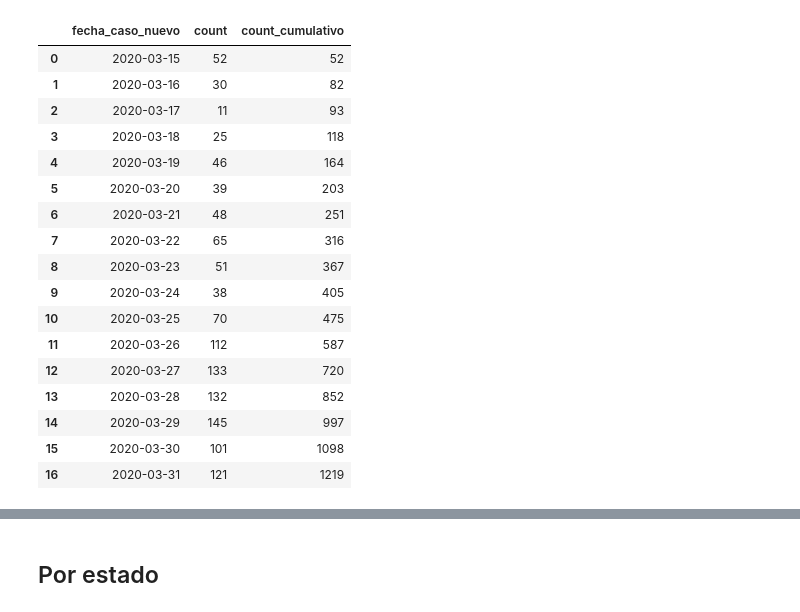
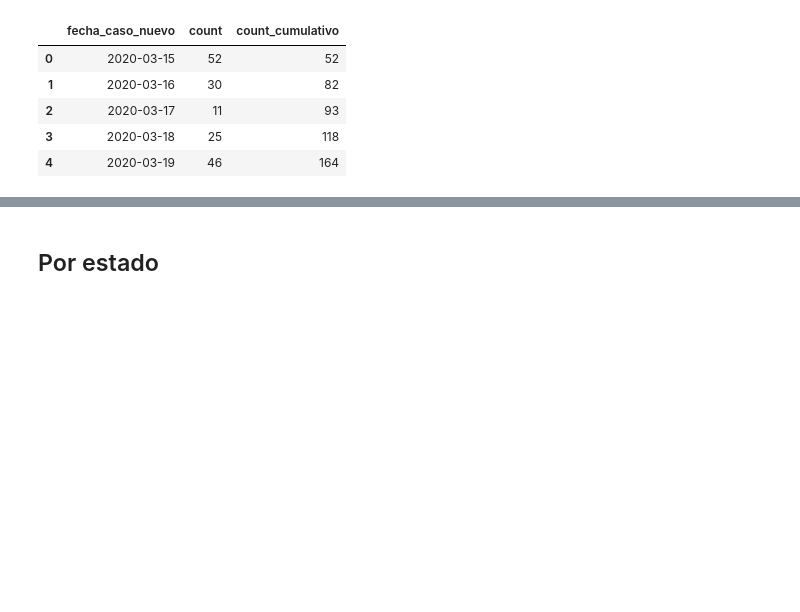
Before and after one commit to nataquinones/covid19_mexico, a Jupyter notebook: ipynb_notebooks/casos.ipynb, the cells around one changed output, grey strips where cells are left out. Drawn from its saved outputs; the diff is of its cells as text; code cells hidden in the pictures; blank space fills up the shorter version.

```diff
--- a/ipynb_notebooks/casos.ipynb
+++ b/ipynb_notebooks/casos.ipynb
@@ -36,24 +31,12 @@ df2['count_cumulativo'] = df2['count'].cumsum()
 # %%
-df2
+df2.head()
 # %% [output]
 |  | fecha_caso_nuevo | count | count_cumulativo |
 | 0 | 2020-03-15 | 52 | 52 |
 | 1 | 2020-03-16 | 30 | 82 |
 | 2 | 2020-03-17 | 11 | 93 |
 | 3 | 2020-03-18 | 25 | 118 |
 | 4 | 2020-03-19 | 46 | 164 |
-| 5 | 2020-03-20 | 39 | 203 |
-| 6 | 2020-03-21 | 48 | 251 |
-| 7 | 2020-03-22 | 65 | 316 |
-| 8 | 2020-03-23 | 51 | 367 |
-| 9 | 2020-03-24 | 38 | 405 |
-| 10 | 2020-03-25 | 70 | 475 |
-| 11 | 2020-03-26 | 112 | 587 |
-| 12 | 2020-03-27 | 133 | 720 |
-| 13 | 2020-03-28 | 132 | 852 |
-| 14 | 2020-03-29 | 145 | 997 |
-| 15 | 2020-03-30 | 101 | 1098 |
-| 16 | 2020-03-31 | 121 | 1219 |
 # %%
 recent_day = sorted(df['fecha_caso_nuevo'].value_counts().index)[-1].strftime('%Y-%m-%d')
 # %%
```
Also changed, not shown: parts of 18 cells of this notebook, 7 other files.
